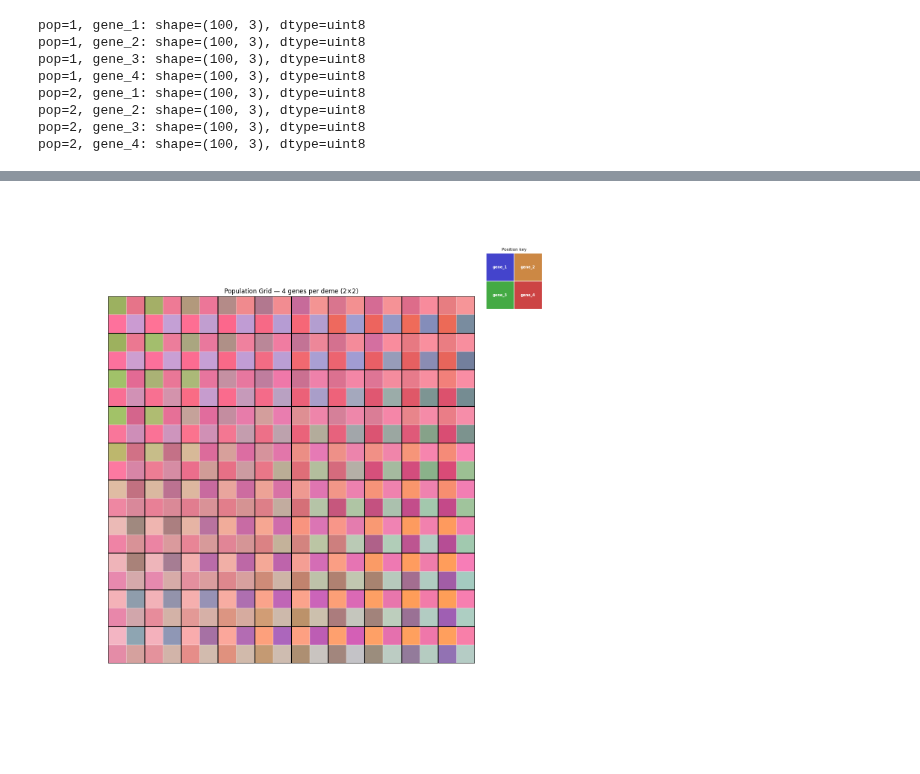
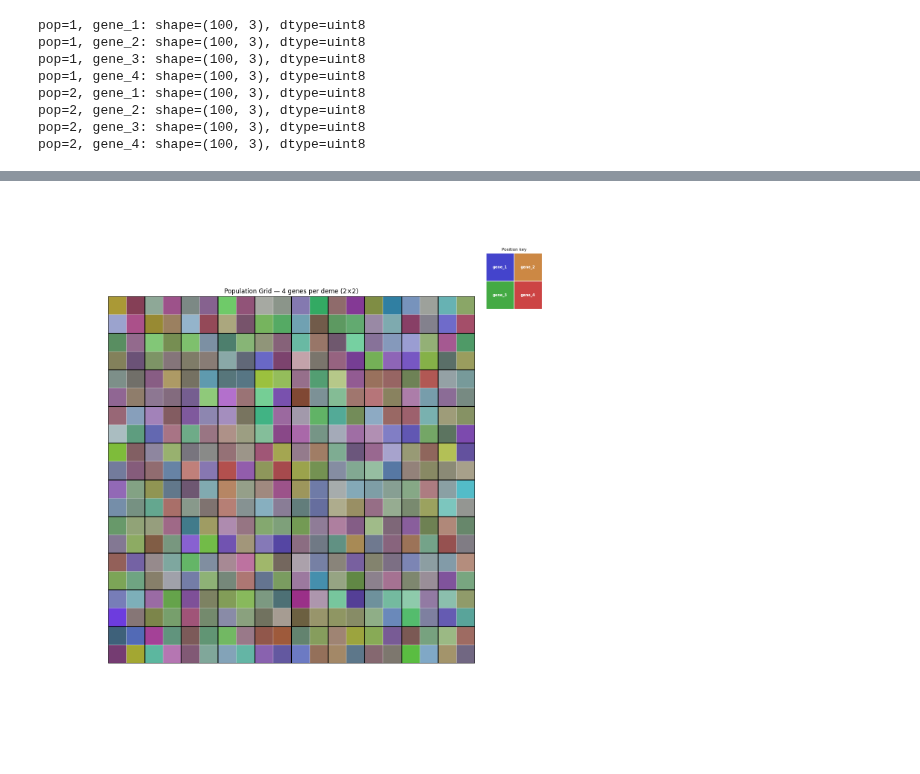
Before and after one commit to mat2m10/nexus, a Jupyter notebook: 02_first_generation.ipynb, the cells around one changed output, grey strips where cells are left out. Drawn from its saved outputs; the diff is of its cells as text; code cells hidden in the pictures.

```diff
--- a/02_first_generation.ipynb
+++ b/02_first_generation.ipynb
@@ -510,16 +550,13 @@ def genotype_to_haplotypes(genotype_array):
     n_ind, n_snps = genotype_array.shape
     hap1 = np.zeros((n_ind, n_snps), dtype=np.int8)
     hap2 = np.zeros((n_ind, n_snps), dtype=np.int8)
-
     alt_alt = (genotype_array == 1)
     hap1[alt_alt] = 1
     hap2[alt_alt] = 1
-
     het = (genotype_array == 0)
     rand_phase = np.random.randint(0, 2, size=(n_ind, n_snps)).astype(np.int8)
     hap1[het] = rand_phase[het]
     hap2[het] = 1 - rand_phase[het]
-
     return hap1, hap2
 
 
@@ -535,9 +572,9 @@ for pop in range(1, 101):
 print("State built.")
 print(f"Example: pop=1, gene_1, hap1 shape = {state[1]['gene_1']['hap1'].shape}")
 
-
-# ── 4. state -> RGB (fixed PCA) ───────────────────────────────────────────────
-def state_to_rgb(state, gene_pca, gene_scaler):
+# ── 4c. Per-population PCA result ────────────────────────────────────────────
+def state_to_rgb_local(state, gene_dfs_ref):
+    """Per-population PCA — for visualization only, not simulation."""
     result = {}
     for pop in state:
         result[pop] = {}
@@ -545,11 +582,33 @@ def state_to_rgb(state, gene_pca, gene_scaler):
             hap1 = state[pop][gene_name]['hap1']
             hap2 = state[pop][gene_name]['hap2']
             genotype = (hap1.astype(float) + hap2.astype(float)) / 2
-            reduced  = gene_pca[gene_name].transform(genotype)
-            rgb      = gene_scaler[gene_name].transform(reduced)
-            rgb      = np.clip(rgb, 0, 255).astype(np.uint8)
+            n_components = min(3, genotype.shape[0], genotype.shape[1])
+            pca_local = PCA(n_components=n_components)
+            reduced = pca_local.fit_transform(genotype)
+            scaler_local = MinMaxScaler(feature_range=(0, 255))
+            rgb = scaler_local.fit_transform(reduced).astype(np.uint8)
             result[pop][gene_name] = rgb
     return result
+
+# Gen0 per-population visualization
+result = state_to_rgb_local(state, gene_dfs)
+# ── 4b. Compute gen0 RGB immediately (needed by painter + diagnostic) ─────────
+result_gen0 = state_to_rgb(state, gene_pca, gene_scaler)
+
+# ── 4c. Per-population PCA result for visualization ──────────────────────────
+pca_local = PCA(n_components=3)
+scaler_local = MinMaxScaler(feature_range=(0, 255))
+result = {}
+for pop in range(1, 101):
+    result[pop] = {}
+    for gene_name, gene_df in gene_dfs.items():
+        pop_mask = gene_df['population'] == pop
+        snp_data = gene_df.loc[pop_mask].drop(columns='population').values
+        n_components = min(3, snp_data.shape[0], snp_data.shape[1])
+        pca_local = PCA(n_components=n_components)
+        reduced = pca_local.fit_transform(snp_data)
+        rgb = scaler_local.fit_transform(reduced).astype(np.uint8)
+        result[pop][gene_name] = rgb
 
 
 # ── 5. Recombination ──────────────────────────────────────────────────────────
@@ -579,8 +638,6 @@ def wright_fisher_step(pop_state, gene_pca, gene_scaler,
                        selection_targets=None, s=0.3, recomb_rate=0.01):
     n_ind = next(iter(pop_state.values()))['hap1'].shape[0]
     new_state = {}
-
-    # Compute neutral fitness (uniform) once
     neutral_fitness = np.ones(n_ind) / n_ind
 
     for gene_name in pop_state:
@@ -589,7 +646,6 @@ def wright_fisher_step(pop_state, gene_pca, gene_scaler,
         new_hap1 = np.empty_like(hap1)
         new_hap2 = np.empty_like(hap2)
 
-        # Only apply selection fitness to the targeted gene
         if selection_targets and gene_name in selection_targets:
             fitness = compute_fitness(
                 hap1, hap2, gene_name,
@@ -598,7 +654,7 @@ def wright_fisher_step(pop_state, gene_pca, gene_scaler,
             )
             fitness /= fitness.sum()
         else:
-            fitness = neutral_fitness  # pure drift for unselected genes
+            fitness = neutral_fitness
 
         parents1 = np.random.choice(n_ind, size=n_ind, replace=True, p=fitness)
         parents2 = np.random.choice(n_ind, size=n_ind, replace=True, p=fitness)
@@ -614,7 +670,7 @@ def wright_fisher_step(pop_state, gene_pca, gene_scaler,
     return new_state
 
 
-# ── 8. Migration ──────────────────────────────────────────────────────────────
+# ── 7. Migration ──────────────────────────────────────────────────────────────
 def migrate(state, neighbors, migration_rate=0.05):
     new_state = {pop: {g: {'hap1': state[pop][g]['hap1'].copy(),
                             'hap2': state[pop][g]['hap2'].copy()}
@@ -627,7 +683,6 @@ def migrate(state, neighbors, migration_rate=0.05):
             if (nbr, pop) in visited:
                 continue
             visited.add((pop, nbr))
-
             n_ind      = next(iter(state[pop].values()))['hap1'].shape[0]
             n_migrants = max(1, int(migration_rate * n_ind))
             migrants_from_pop = np.random.choice(n_ind, size=n_migrants, replace=False)
@@ -638,7 +693,6 @@ def migrate(state, neighbors, migration_rate=0.05):
                 h2_pop = new_state[pop][gene_name]['hap2'][migrants_from_pop].copy()
                 h1_nbr = new_state[nbr][gene_name]['hap1'][migrants_from_nbr].copy()
                 h2_nbr = new_state[nbr][gene_name]['hap2'][migrants_from_nbr].copy()
-
                 new_state[pop][gene_name]['hap1'][migrants_from_pop] = h1_nbr
                 new_state[pop][gene_name]['hap2'][migrants_from_pop] = h2_nbr
                 new_state[nbr][gene_name]['hap1'][migrants_from_nbr] = h1_pop
@@ -647,7 +701,7 @@ def migrate(state, neighbors, migration_rate=0.05):
     return new_state
 
 
-# ── 9. Simulation loop ────────────────────────────────────────────────────────
+# ── 8. Simulation loop ────────────────────────────────────────────────────────
 def simulate(state, neighbors, gene_pca, gene_scaler,
              n_generations=20,
              selection_targets=None,
@@ -660,7 +714,6 @@ def simulate(state, neighbors, gene_pca, gene_scaler,
 
     for gen in range(n_generations):
         current_state = migrate(current_state, neighbors, migration_rate)
-
         new_state = {}
         for pop in current_state:
             pop_selection = selection_targets.get(pop, None) if selection_targets else None
@@ -678,7 +731,7 @@ def simulate(state, neighbors, gene_pca, gene_scaler,
     return snapshots, current_state
 
 
-# ── 10. Load selection targets from painter ───────────────────────────────────
+# ── 9. Load selection targets + diagnostic ────────────────────────────────────
 with open('selection_targets.json') as f:
     raw = json.load(f)
 
@@ -686,13 +739,27 @@ selection_targets = {
     int(pop): {gene: np.array(rgb) for gene, rgb in genes.items()}
     for pop, genes in raw.items()
 }
-print(f"Loaded selection targets for {len(selection_targets)} demes:")
+
+print(f"\nLoaded selection targets for {len(selection_targets)} demes.")
+print("=== RGB ranges per gene (global PCA, gen0) ===")
+for gene_name in ['gene_1', 'gene_2', 'gene_3', 'gene_4']:
+    all_rgb = np.vstack([result_gen0[pop][gene_name] for pop in result_gen0])
+    print(f"  {gene_name}  R:{all_rgb[:,0].min()}–{all_rgb[:,0].max()}  "
+          f"G:{all_rgb[:,1].min()}–{all_rgb[:,1].max()}  "
+          f"B:{all_rgb[:,2].min()}–{all_rgb[:,2].max()}")
+
+print("\n=== Selection targets vs reachable range ===")
 for pop, genes in selection_targets.items():
     for gene, rgb in genes.items():
-        print(f"  pop {pop} · {gene} → RGB{tuple(rgb)}")
+        all_rgb = np.vstack([result_gen0[p][gene] for p in result_gen0])
+        in_range = (all_rgb[:,0].min() <= rgb[0] <= all_rgb[:,0].max() and
+                    all_rgb[:,1].min() <= rgb[1] <= all_rgb[:,1].max() and
+                    all_rgb[:,2].min() <= rgb[2] <= all_rgb[:,2].max())
+        flag = "✓" if in_range else "⚠ OUT OF RANGE"
+        print(f"  pop {pop} · {gene} → RGB{tuple(rgb)}  {flag}")
 
 
-# ── 11. Run ───────────────────────────────────────────────────────────────────
+# ── 10. Run ───────────────────────────────────────────────────────────────────
 grid, neighbors = create_grid(k=10)
 neighbors_1idx  = {pop + 1: [nbr + 1 for nbr in nbrs] for pop, nbrs in neighbors.items()}
 
@@ -702,9 +769,11 @@ snapshots, final_state = simulate(
     selection_targets=selection_targets,
     s=0.3,
     recomb_rate=0.01,
-    migration_rate=0,  # was 0.05 — much lower to preserve spatial structure
+    migration_rate=0.01,
     snapshot_every=1
 )
-gen, rgb = snapshots[-1]
-plot_gene_grid(rgb, k=10)
+
+gen, _ = snapshots[-1]
+result_final_local = state_to_rgb_local(final_state, gene_dfs)
+plot_gene_grid(result_final_local, k=10)
 # %% [output]
@@ -724,5 +793,5 @@ Loaded selection targets for 20 demes:
 Generation 97/100 done
 Generation 98/100 done
 Generation 99/100 done
 Generation 100/100 done
-[figure, old version]
+[figure, new version]
```
Also changed, not shown: parts of 7 cells of this notebook, 1 other file.
